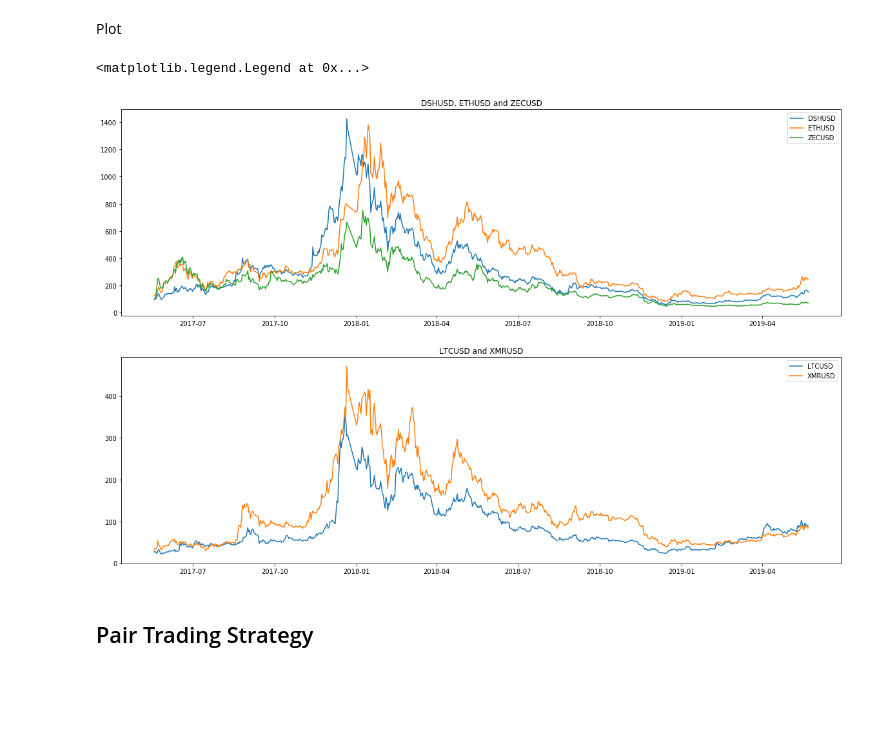
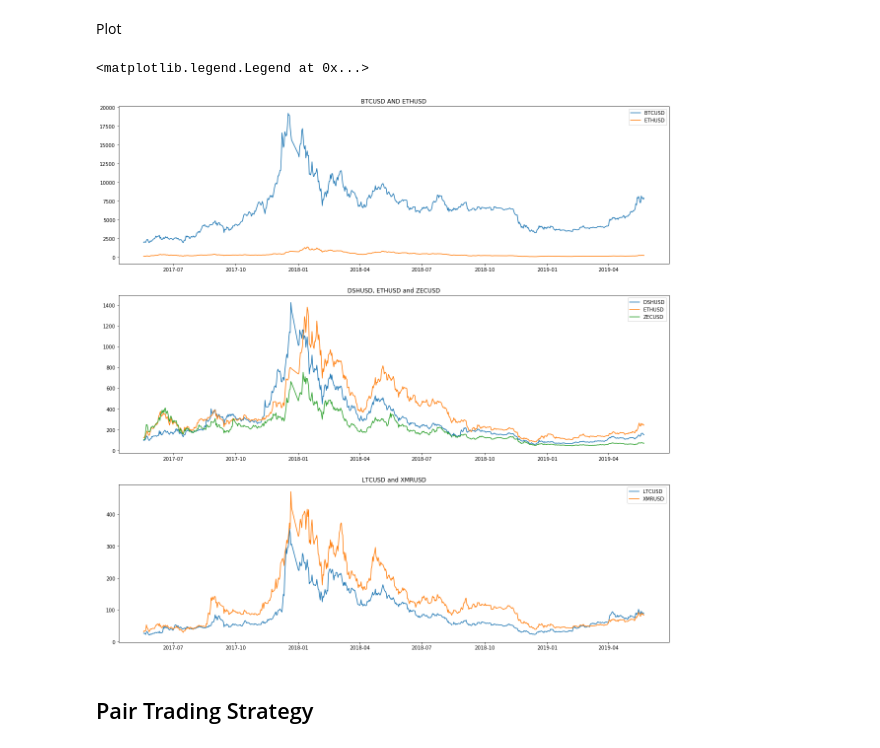
Before and after one commit to DinodC/pair-trading-cryptos, a Jupyter notebook: pair_trading_cryptos.ipynb, the cells around one changed output. Drawn from its saved outputs; the diff is of its cells as text; code cells hidden in the pictures; blank space fills up the shorter version.

```diff
--- a/pair_trading_cryptos.ipynb
+++ b/pair_trading_cryptos.ipynb
@@ -116,29 +118,37 @@ Plot
 # %%
 # Adjust plot size
 plt.figure(figsize=(20, 20))
 
+plt.subplot(3, 1, 1)
+# BTCUSD and ETHUSD
+plt.plot(last['BTCUSD'])
+plt.plot(last['ETHUSD'])
+# Title
+plt.title('BTCUSD AND ETHUSD')
+# Legend
+plt.legend(['BTCUSD', 'ETHUSD'])
 
-plt.subplot(3, 1, 1)
+plt.subplot(3, 1, 2)
 # DSHUSD, ETHUSD and ZECUSD
 plt.plot(last['DSHUSD'])
 plt.plot(last['ETHUSD'])
 plt.plot(last['ZECUSD'])
 # Title
 plt.title('DSHUSD, ETHUSD and ZECUSD')
 # Legend
 plt.legend(['DSHUSD', 'ETHUSD', 'ZECUSD'])
 
-plt.subplot(3, 1, 2)
+plt.subplot(3, 1, 3)
 # LTCUSD and XMRUSD
 plt.plot(last['LTCUSD'])
 plt.plot(last['XMRUSD'])
 # Title
 plt.title('LTCUSD and XMRUSD')
 # Legend
 plt.legend(['LTCUSD', 'XMRUSD'])
 # %% [output]
 <matplotlib.legend.Legend at 0x...>
-[figure, old version]
+[figure, new version]
 # %% [markdown]
 ## Pair Trading Strategy
 # %% [markdown]
```
Also changed, not shown: parts of 79 cells of this notebook.
